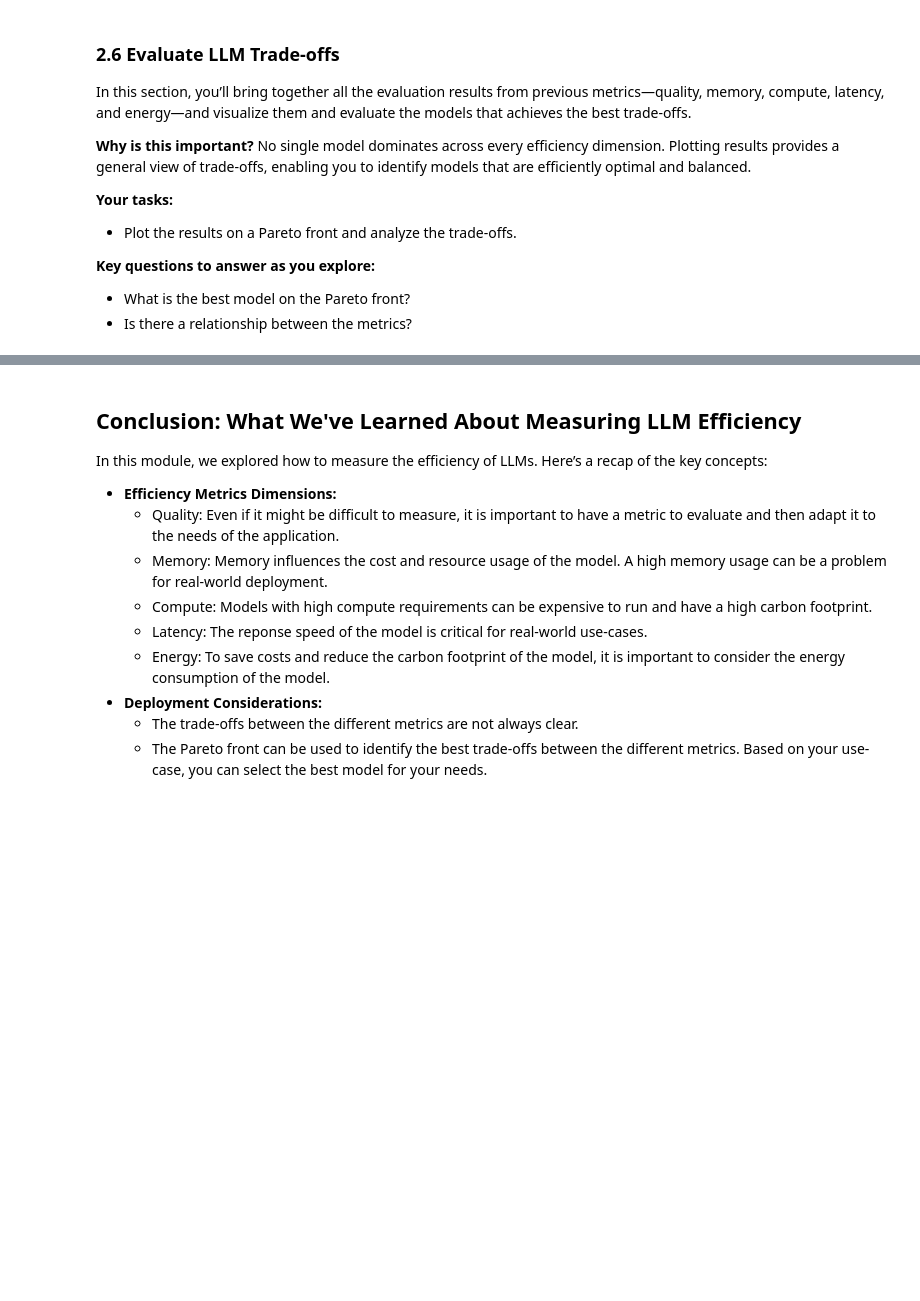
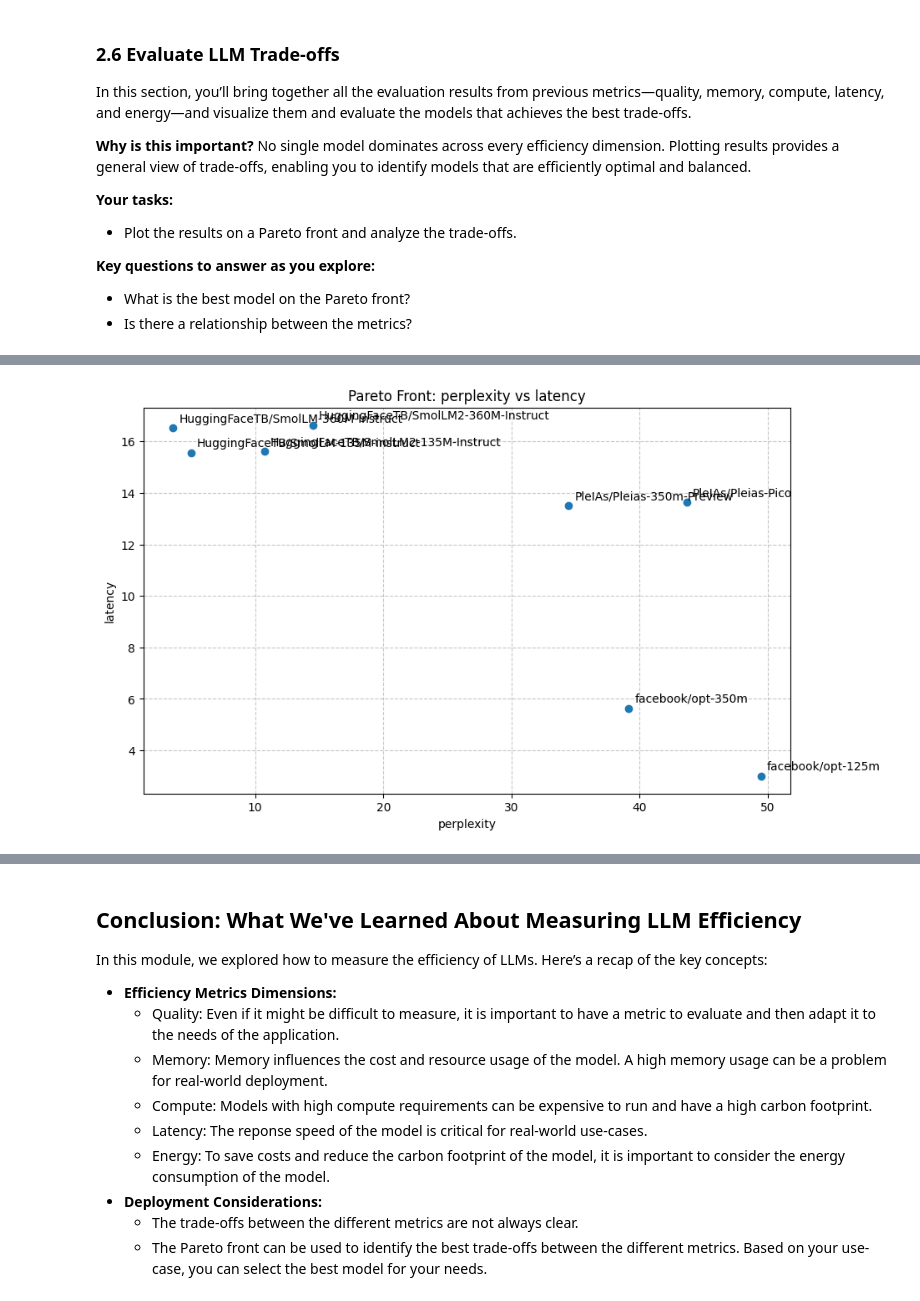
Before and after one commit to PrunaAI/ai-efficiency-courses, a Jupyter notebook: solutions/03-measure_llm_efficiency.ipynb, the cells around one changed output, grey strips where cells are left out. Cells and saved outputs as stored; diff of their text form; code cells hidden in the pictures; blank space fills up the shorter version.

```diff
--- a/solutions/03-measure_llm_efficiency.ipynb
+++ b/solutions/03-measure_llm_efficiency.ipynb
@@ -182,6 +236,0 @@ AttributeError: 'str' object has no attribute 'result'
-# %%
-### To Complete ###
-metrics = [TorchMetricWrapper(metric_name="perplexity", call_type="single", device="cuda")]
-perplexity_results = evaluate(models=MODEL_IDS[:2], metrics=metrics, dataset="WikiText")
-create_single_plot(data_dict={model_name: perplexity_results[model_name][0].result for model_name in perplexity_results}, x_label="", y_label="perplexity", title="Perplexity by model")
-### End of To Complete ###
@@ -463,7 +429,14 @@ metrics = [
     ),
 ]
 
-latency_results = evaluate(models=MODEL_IDS[:2], metrics=metrics, dataset="WikiText")
+latency_results = {}
+
+for model_id in MODEL_IDS:
+    model_results = evaluate_model(model_id_or_pruna_model=model_id, metrics=metrics, dataset="WikiText")
+    print(f"Results for {model_id}:")
+    print(model_results)
+    latency_results[model_id] = model_results
+
 create_single_plot(data_dict={model_name: latency_results[model_name][0].result for model_name in latency_results}, x_label="", y_label="Latency", title="Latency by model")
 ### End of To Complete ###
 # %% [output]
@@ -626,0 +696,19 @@ IndexError: list index out of range
+# %%
+from collections import defaultdict
+
+def plot_pareto_front(metric1_results, metric2_results, metric1_name, metric2_name):
+    results = defaultdict(dict)
+
+    for model, metrics in metric1_results.items():
+        for metric in metrics:
+            results[model][metric.name] = metric.result
+
+    for model, metrics in metric2_results.items():
+        for metric in metrics:
+            results[model][metric.name] = metric.result
+
+    create_pareto_front(results, metric1_name, metric2_name)
+# %%
+plot_pareto_front(perplexity_results, latency_results, "perplexity", "latency")
+# %% [output]
+[figure, added]
```
Also changed, not shown: parts of 21 cells of this notebook, 5 other files.
